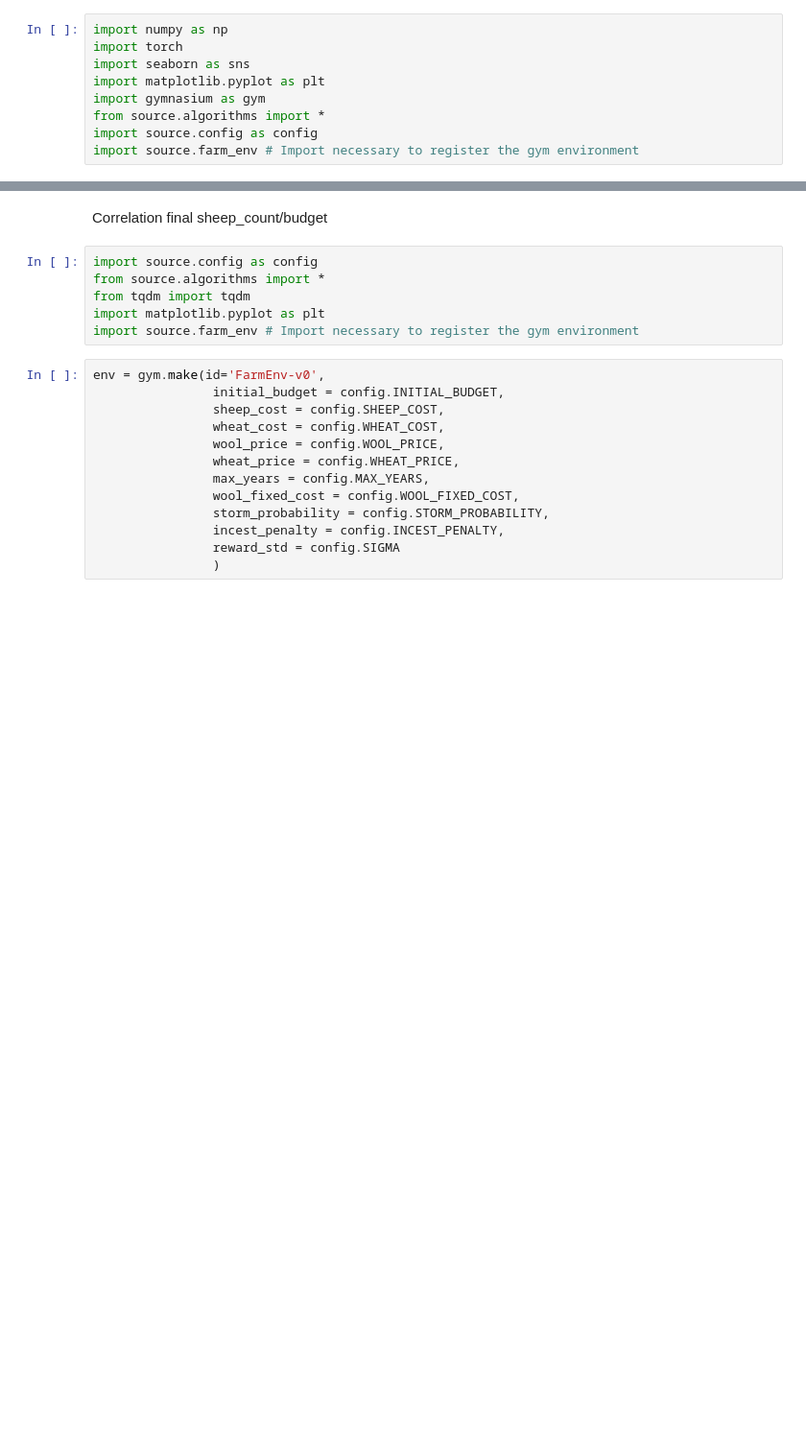
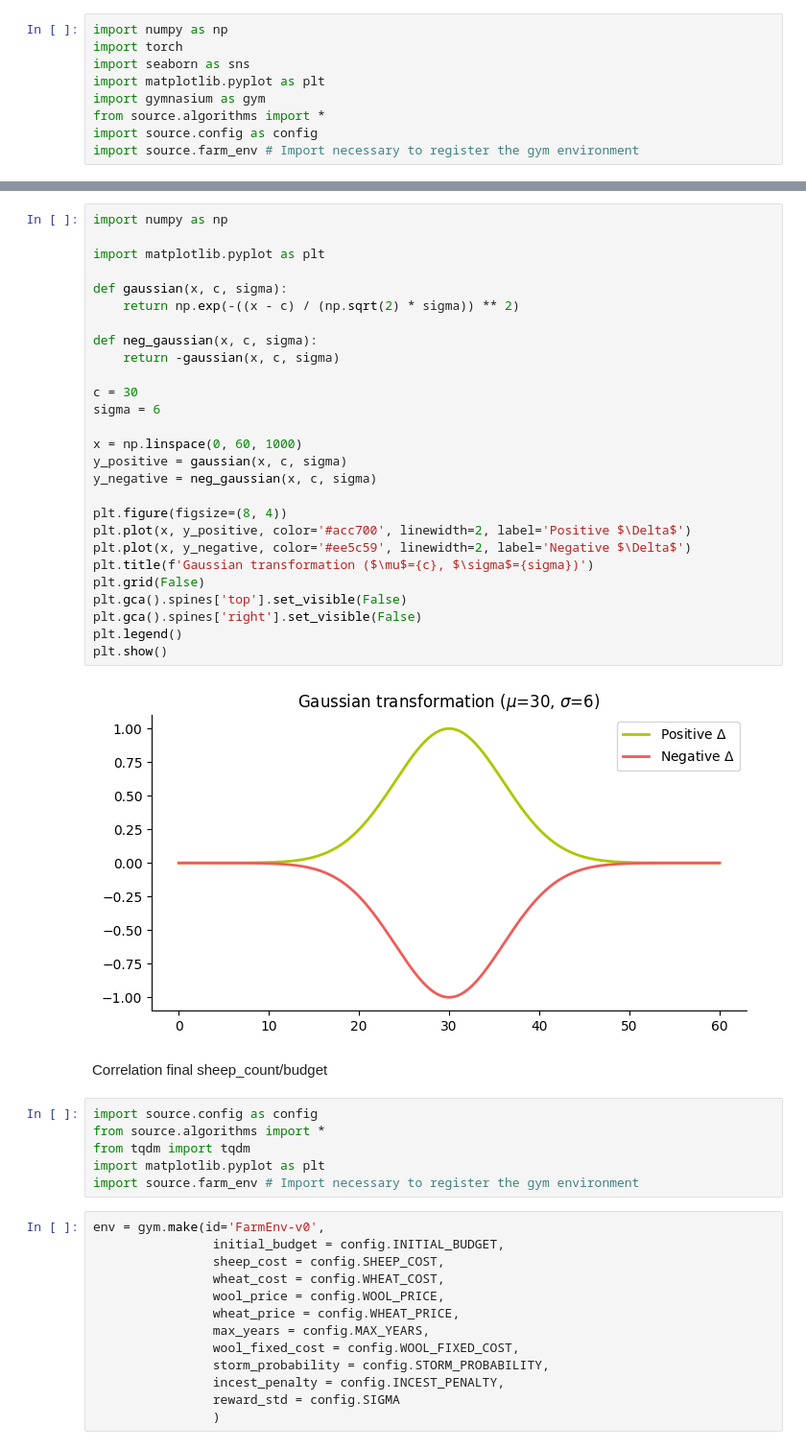
Before and after one commit to LeonardoAcquaroli/manage-a-farm-with-reinforcement-learning, a Jupyter notebook: plots.ipynb, the cells around one changed output, grey strips where cells are left out. Shown at 96% size. Cells and saved outputs as stored; diff of their text form; blank space fills up the shorter version.

```diff
--- a/plots.ipynb
+++ b/plots.ipynb
@@ -40,3 +52,32 @@ plt.show()
+# %%
+import numpy as np
+
+import matplotlib.pyplot as plt
+
+def gaussian(x, c, sigma):
+    return np.exp(-((x - c) / (np.sqrt(2) * sigma)) ** 2)
+
+def neg_gaussian(x, c, sigma):
+    return -gaussian(x, c, sigma)
+
+c = 30
+sigma = 6
+
+x = np.linspace(0, 60, 1000)
+y_positive = gaussian(x, c, sigma)
+y_negative = neg_gaussian(x, c, sigma)
+
+plt.figure(figsize=(8, 4))
+plt.plot(x, y_positive, color='#acc700', linewidth=2, label='Positive $\Delta$')
+plt.plot(x, y_negative, color='#ee5c59', linewidth=2, label='Negative $\Delta$')
+plt.title(f'Gaussian transformation ($\mu$={c}, $\sigma$={sigma})')
+plt.grid(False)
+plt.gca().spines['top'].set_visible(False)
+plt.gca().spines['right'].set_visible(False)
+plt.legend()
+plt.show()
+# %% [output]
+[figure, added]
 # %% [markdown]
 Correlation final sheep_count/budget
 # %%
```
Also changed, not shown: parts of 1 cell of this notebook.
